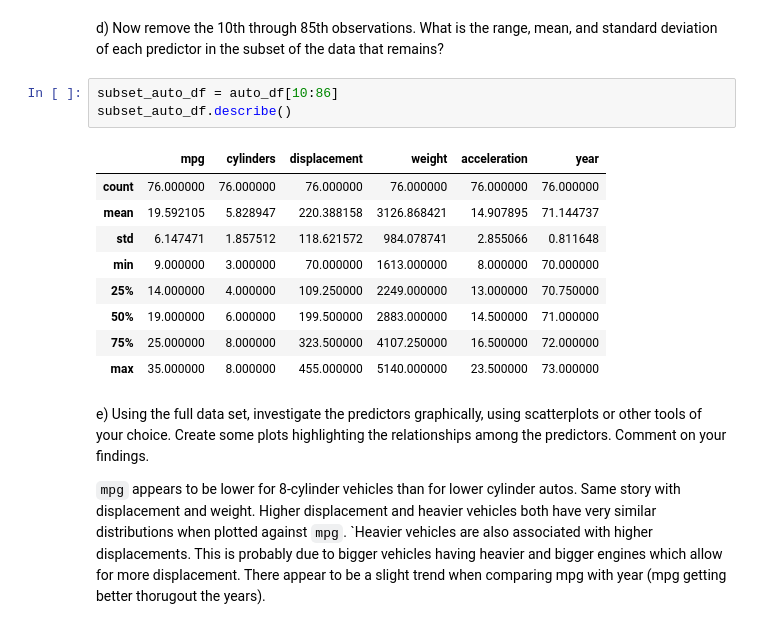
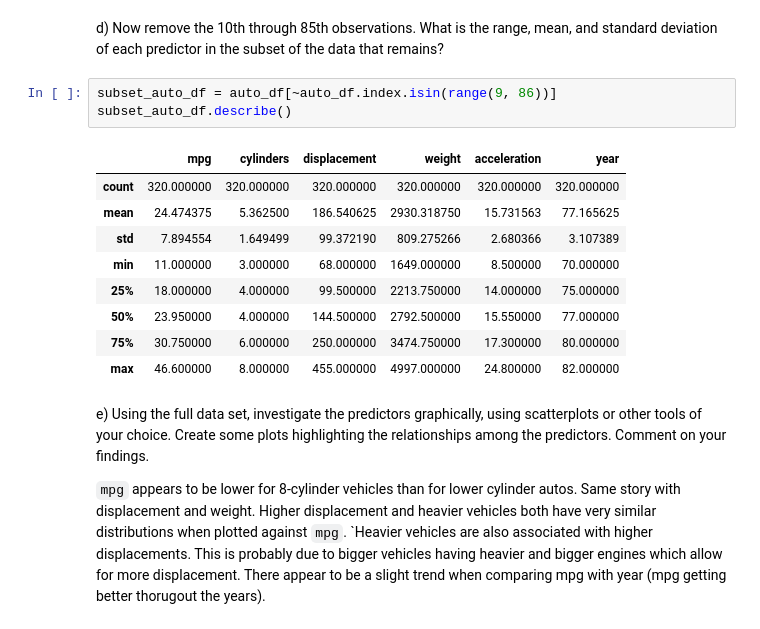
Before and after one commit to pedrojrv/isl, a Jupyter notebook: Chapter2/Applied.ipynb, the cells around one changed output. Drawn from its saved outputs; the diff is of its cells as text.

```diff
--- a/Chapter2/Applied.ipynb
+++ b/Chapter2/Applied.ipynb
@@ -172,18 +171,18 @@ auto_df.describe()
 # %% [markdown]
 d) Now remove the 10th through 85th observations. What is the range, mean, and standard deviation of each predictor in the subset of the data that remains?
 # %%
-subset_auto_df = auto_df[10:86]
+subset_auto_df = auto_df[~auto_df.index.isin(range(9, 86))]
 subset_auto_df.describe()
 # %% [output]
 |  | mpg | cylinders | displacement | weight | acceleration | year |
-| count | 76.000000 | 76.000000 | 76.000000 | 76.000000 | 76.000000 | 76.000000 |
-| mean | 19.592105 | 5.828947 | 220.388158 | 3126.868421 | 14.907895 | 71.144737 |
-| std | 6.147471 | 1.857512 | 118.621572 | 984.078741 | 2.855066 | 0.811648 |
-| min | 9.000000 | 3.000000 | 70.000000 | 1613.000000 | 8.000000 | 70.000000 |
-| 25% | 14.000000 | 4.000000 | 109.250000 | 2249.000000 | 13.000000 | 70.750000 |
-| 50% | 19.000000 | 6.000000 | 199.500000 | 2883.000000 | 14.500000 | 71.000000 |
-| 75% | 25.000000 | 8.000000 | 323.500000 | 4107.250000 | 16.500000 | 72.000000 |
-| max | 35.000000 | 8.000000 | 455.000000 | 5140.000000 | 23.500000 | 73.000000 |
+| count | 320.000000 | 320.000000 | 320.000000 | 320.000000 | 320.000000 | 320.000000 |
+| mean | 24.474375 | 5.362500 | 186.540625 | 2930.318750 | 15.731563 | 77.165625 |
+| std | 7.894554 | 1.649499 | 99.372190 | 809.275266 | 2.680366 | 3.107389 |
+| min | 11.000000 | 3.000000 | 68.000000 | 1649.000000 | 8.500000 | 70.000000 |
+| 25% | 18.000000 | 4.000000 | 99.500000 | 2213.750000 | 14.000000 | 75.000000 |
+| 50% | 23.950000 | 4.000000 | 144.500000 | 2792.500000 | 15.550000 | 77.000000 |
+| 75% | 30.750000 | 6.000000 | 250.000000 | 3474.750000 | 17.300000 | 80.000000 |
+| max | 46.600000 | 8.000000 | 455.000000 | 4997.000000 | 24.800000 | 82.000000 |
 # %% [markdown]
 
 e) Using the full data set, investigate the predictors graphically, using scatterplots or other tools of your choice. Create some plots highlighting the relationships among the predictors. Comment on your findings.
```
Also changed, not shown: parts of 13 cells of this notebook, 5 other files.
